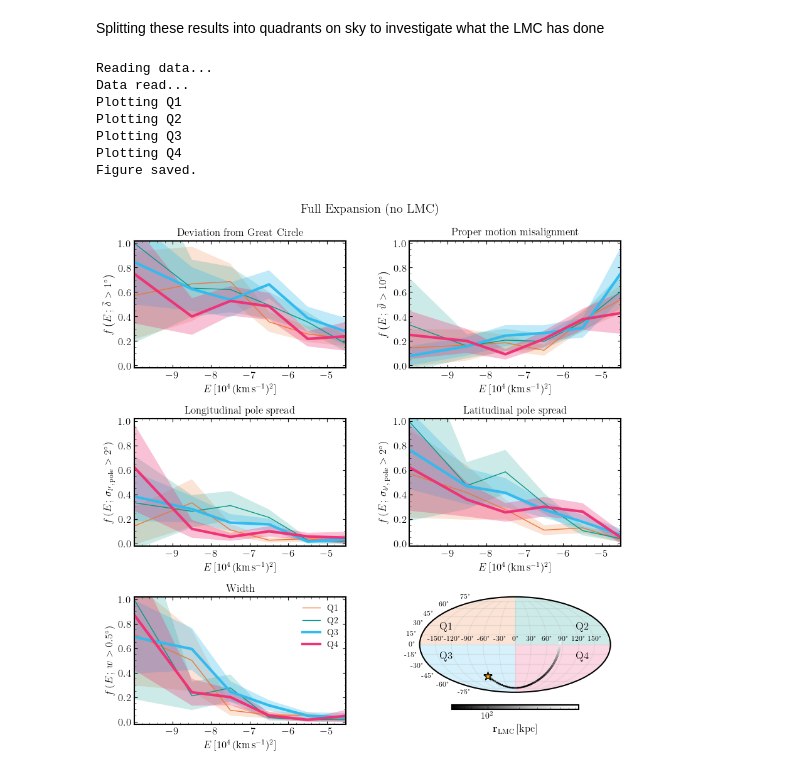
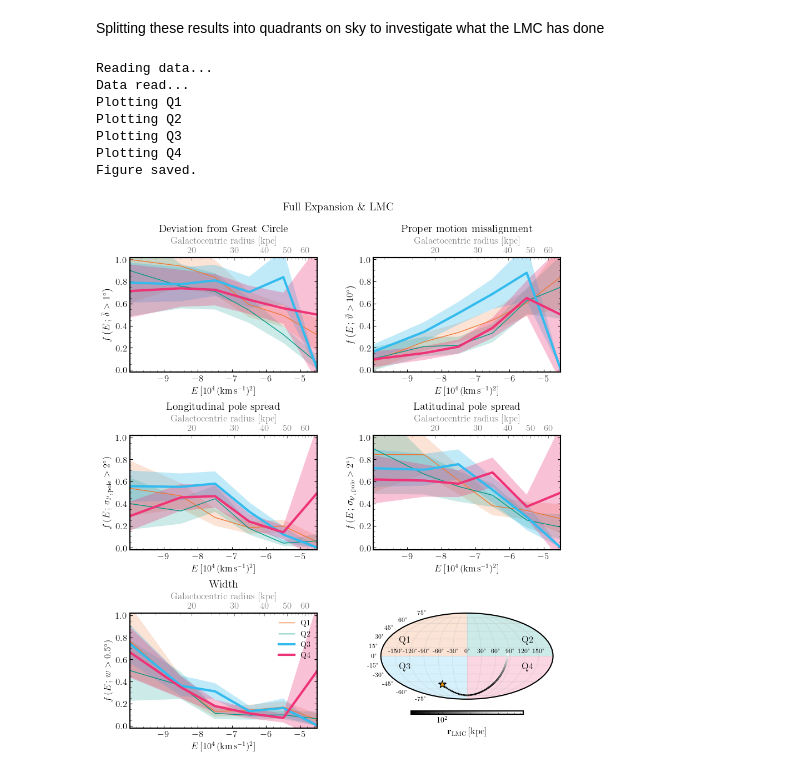
Before and after one commit to dc-broo3/oceanus, a Jupyter notebook: analysis/mollewideplots.ipynb, the cells around one changed output. Drawn from its saved outputs; the diff is of its cells as text; code cells hidden in the pictures.

```diff
--- a/analysis/mollewideplots.ipynb
+++ b/analysis/mollewideplots.ipynb
@@ -38,0 +42,7 @@ cylcache::read_cyl_cache: trying to read cached table . . . success!!
+# %%
+t_init=-5 #Gyr
+rs = np.linspace(1, 500, 500)
+rs_zeros = np.zeros(shape=(500,))
+mwh_sph_pot = Model.mwhalo_fields(t_init, rs, rs_zeros, rs_zeros, 0)[:,4]/1e4 #divided by 10^4
+interp_E_to_r = interp1d(mwh_sph_pot, rs, kind='cubic', fill_value="extrapolate")
+interp_r_to_E = interp1d(rs, mwh_sph_pot, kind='cubic', fill_value="extrapolate")
@@ -1106,6 +1136,8 @@ disc_xs = [Model.expansion_centres(t)[:3] for t in ts]
 lmc_dist_gc = np.linalg.norm(np.array(lmc_xs) - np.array(disc_xs), axis=1)
 # %%
 def plot_metric_QUAD(ax, indices_in_bins, metric, threshold, y_label, title, colors, labels, bin_mids, mask_idx):
+    ax.tick_params(axis='x',which='both', top=False)
+
     frac = []
     uncert = []
     for idx in indices_in_bins:
@@ -1136,13 +1168,18 @@ def plot_metric_QUAD(ax, indices_in_bins, metric, threshold, y_label, title, col
     ax.set_ylabel(y_label, fontsize=12)
     ax.set_xlim(-9.99, -4.51)
     ax.set_ylim(-0.02, 1.02)
-    ax.set_title(title)
+    ax.set_title(title, fontsize=14)
+    if mask_idx==0:
+        secax = ax.secondary_xaxis('top', functions=(interp_E_to_r, interp_r_to_E))
+        secax.set_xlabel('Galactocentric radius [kpc]', color='grey', fontsize=12)
+        secax.tick_params(axis='x',which='both', colors='grey')
 
 
 def frac_streams_all_QUAD(path_data, potl, pot_name, labels, plotname, savefig=False):
-    fig, ax = plt.subplots(3, 2, figsize=(10, 10))
+
+    fig, ax = plt.subplots(3, 2, figsize=(10, 11))
     mollweide_ax = fig.add_subplot(3, 2, 6, projection='mollweide')
-    plt.subplots_adjust(hspace=0.4, wspace=0.3)
+    plt.subplots_adjust(hspace=0.55, wspace=0.3)
 
     print("Reading data...")
     with h5py.File(path_data + potl, 'r') as file:
@@ -1178,7 +1215,7 @@ def frac_streams_all_QUAD(path_data, potl, pot_name, labels, plotname, savefig=F
     # Define the colors for each quadrant
     colors = ['#EE7733', '#009988', '#33BBEE', '#EE3377']
 
-    plt.suptitle(pot_name, y=0.94, fontweight='bold')
+    plt.suptitle(pot_name, y=0.97, fontweight='bold')
 
     for m in range(len(masks)):
         print(f"Plotting Q{m + 1}")
@@ -1258,21 +1295,21 @@ def frac_streams_all_QUAD(path_data, potl, pot_name, labels, plotname, savefig=F
     plt.show()
 # %%
 path = '/mnt/ceph/users/rbrooks/oceanus/analysis/stream-runs/combined-files/plotting_data/1024-dthalfMyr-10rpmin-75ramax/'
-# potential = 'Full-MWhalo-MWdisc-LMC.hdf5'
-# potential_name = 'Full Expansion \& LMC'
+potential = 'Full-MWhalo-MWdisc-LMC.hdf5'
+potential_name = 'Full Expansion \& LMC'
 
-potential = 'full-MWhalo-full-MWdisc-no-LMC.hdf5'
-potential_name = 'Full Expansion (no LMC)'
+# potential = 'full-MWhalo-full-MWdisc-no-LMC.hdf5'
+# potential_name = 'Full Expansion (no LMC)'
 
 labels = list(['Q1','Q2','Q3','Q4'])
 
-frac_streams_all_QUAD(path, potential, potential_name, labels, 'fig5-no-LMC', True)
+frac_streams_all_QUAD(path, potential, potential_name, labels, 'fig5', True)
 # %% [output]
 Reading data...
 Data read...
 Plotting Q1
 Plotting Q2
 Plotting Q3
 Plotting Q4
 Figure saved.
-[figure, old version]
+[figure, new version]
```
Also changed, not shown: parts of 7 cells of this notebook.
